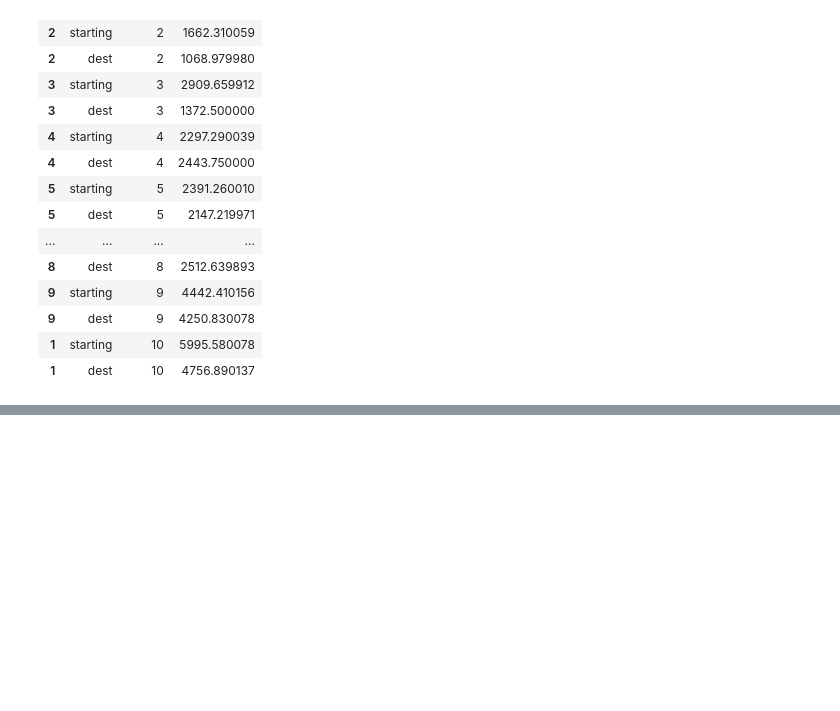
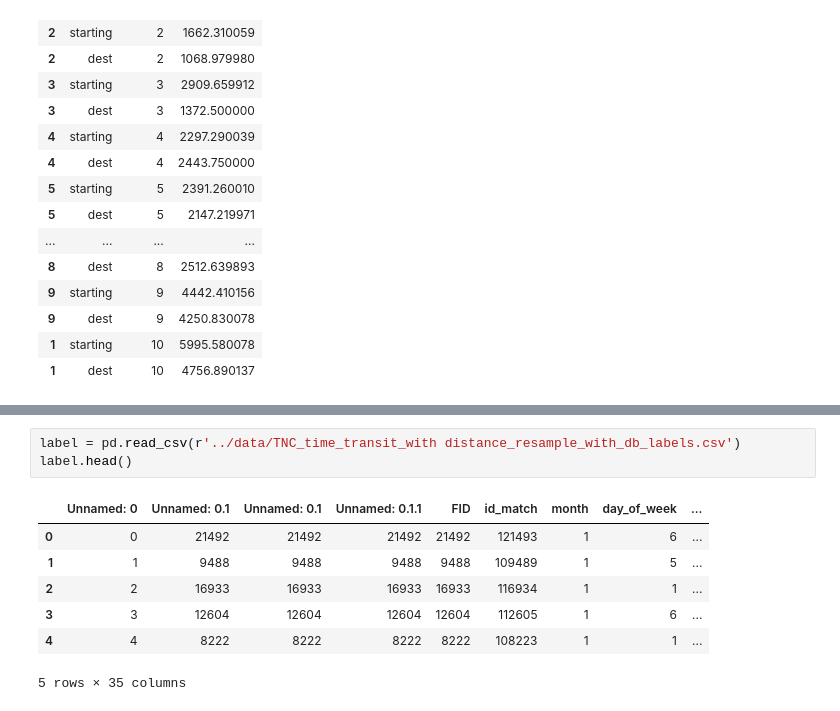
Before and after one commit to yangju-90/DiDi_IACP, a Jupyter notebook: code/result_summary.ipynb, the cells around one changed output, grey strips where cells are left out. Saved outputs shown, nothing was run; the diff lists cells and outputs as text; blank space fills up the shorter version.

```diff
--- a/code/result_summary.ipynb
+++ b/code/result_summary.ipynb
@@ -113,3 +113,14 @@ axes[1].right_ax.grid(False)
 fig.savefig(r'../plots/spatial_coverage_of_clusters',dpi=300,bbox_inches='tight')
 # %% [output]
 [figure]
+# %%
+label = pd.read_csv(r'../data/TNC_time_transit_with distance_resample_with_db_labels.csv')
+label.head()
+# %% [output]
+|  | Unnamed: 0 | Unnamed: 0.1 | Unnamed: 0.1 | Unnamed: 0.1.1 | FID | id_match | month | day_of_week | ... |
+| 0 | 0 | 21492 | 21492 | 21492 | 21492 | 121493 | 1 | 6 | ... |
+| 1 | 1 | 9488 | 9488 | 9488 | 9488 | 109489 | 1 | 5 | ... |
+| 2 | 2 | 16933 | 16933 | 16933 | 16933 | 116934 | 1 | 1 | ... |
+| 3 | 3 | 12604 | 12604 | 12604 | 12604 | 112605 | 1 | 6 | ... |
+| 4 | 4 | 8222 | 8222 | 8222 | 8222 | 108223 | 1 | 1 | ... |
+5 rows × 35 columns
```
Also changed, not shown: parts of 3 cells of this notebook, 42 other files.
